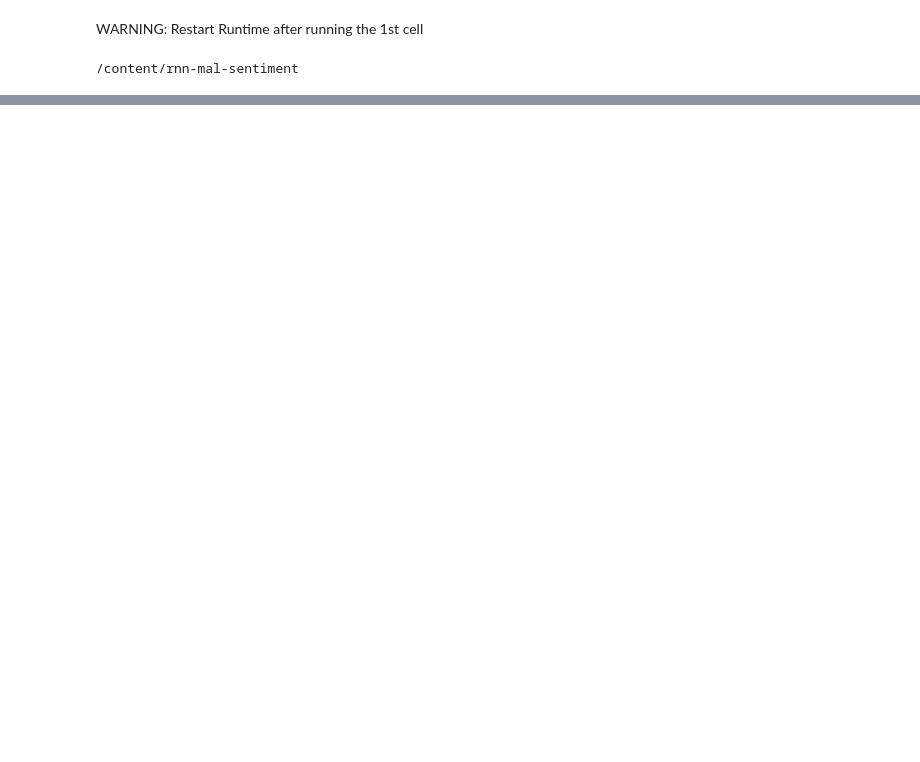
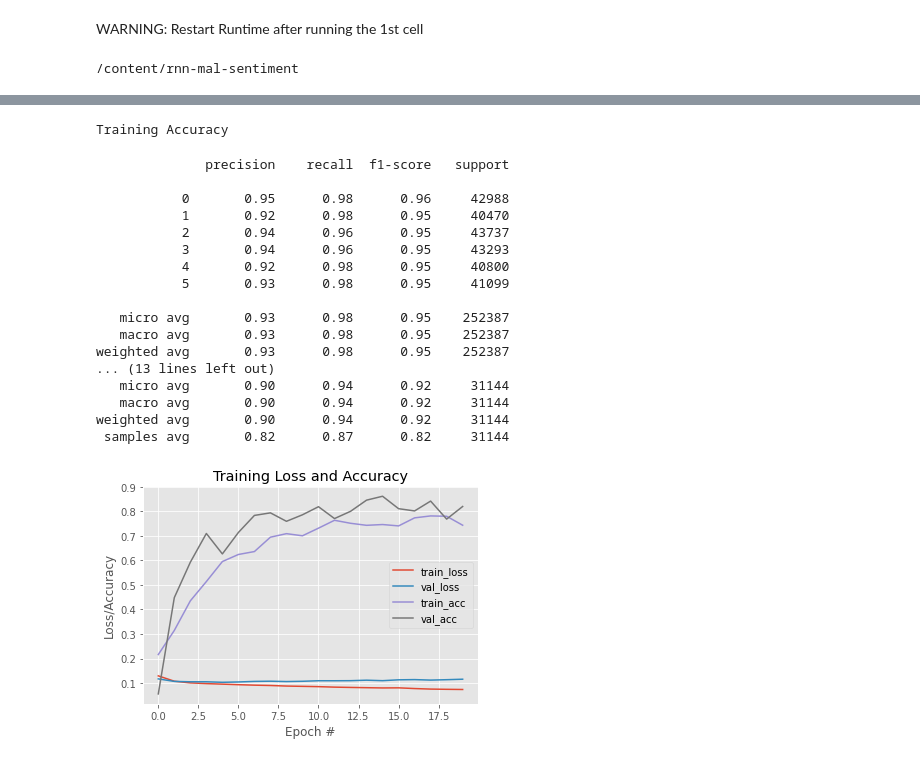
Before and after one commit to n0k0m3/rnn-mal-sentiment, a Jupyter notebook: main.ipynb, the cells around one changed output, grey strips where cells are left out. Cells and saved outputs as stored; diff of their text form; code cells hidden in the pictures; blank space fills up the shorter version.

```diff
--- a/main.ipynb
+++ b/main.ipynb
@@ -34,0 +310,19 @@ df
+# %%
+data_batch = 128
+
+train6 = tf.data.Dataset.from_tensor_slices((trainX.values, trainY.values))
+train6 = train6.shuffle(len(train6)).batch(data_batch)
+
+val6 = tf.data.Dataset.from_tensor_slices((valX.values, valY.values))
+val6 = val6.shuffle(len(val6)).batch(data_batch)
+
+test6 = tf.data.Dataset.from_tensor_slices((testX.values, testY.values))
+test6 = test6.shuffle(len(test6)).batch(data_batch)
+
+# Using the same TextVectorization Layer fitted before
+model_rnn6 = RNN_LSTM.build(vectorizeLayer,6)
+model_rnn6.compile(optimizer = 'adam', loss = 'mse', metrics = ['accuracy'])
+model_rnn6.summary()
+
+epochs = 20
+history_rnn6 = model_rnn6.fit(train6, validation_data = val6, epochs = epochs)
@@ -34,0 +347,46 @@ df
+# %%
+def plot_report(history,model):
+  #  Plot the training loss and accuracy
+  plt.style.use('ggplot')
+  plt.figure()
+  plt.plot(np.arange(0, epochs), history.history['loss'], label = 'train_loss')
+  plt.plot(np.arange(0, epochs), history.history['val_loss'], label = 'val_loss')
+  plt.plot(np.arange(0, epochs), history.history['accuracy'], label = 'train_acc')
+  plt.plot(np.arange(0, epochs), history.history['val_accuracy'], label = 'val_acc')
+
+  # add labels and legend
+  plt.title('Training Loss and Accuracy')
+  plt.xlabel('Epoch #')
+  plt.ylabel('Loss/Accuracy')
+  plt.legend()
+# %%
+plot_report(history_rnn6,model_rnn6)
+
+print("Training Accuracy")
+predictedY = np.around(model_rnn6.predict(trainX.values))
+print(classification_report(trainY, predictedY))
+
+print()
+print("Testing Accuracy")
+predictedY = np.around(model_rnn6.predict(testX.values))
+print(classification_report(testY, predictedY))
+# %% [output]
+Training Accuracy
+              precision    recall  f1-score   support
+
+           0       0.95      0.98      0.96     42988
+           1       0.92      0.98      0.95     40470
+           2       0.94      0.96      0.95     43737
+           3       0.94      0.96      0.95     43293
+           4       0.92      0.98      0.95     40800
+           5       0.93      0.98      0.95     41099
+
+   micro avg       0.93      0.98      0.95    252387
+   macro avg       0.93      0.98      0.95    252387
+weighted avg       0.93      0.98      0.95    252387
+... (13 lines left out)
+   micro avg       0.90      0.94      0.92     31144
+   macro avg       0.90      0.94      0.92     31144
+weighted avg       0.90      0.94      0.92     31144
+ samples avg       0.82      0.87      0.82     31144
+[figure, added]
```
Also changed, not shown: parts of 65 cells of this notebook.
